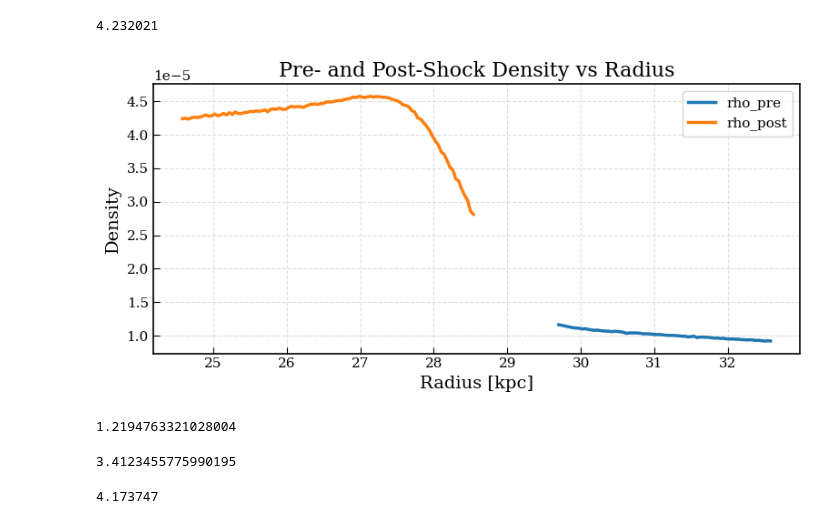
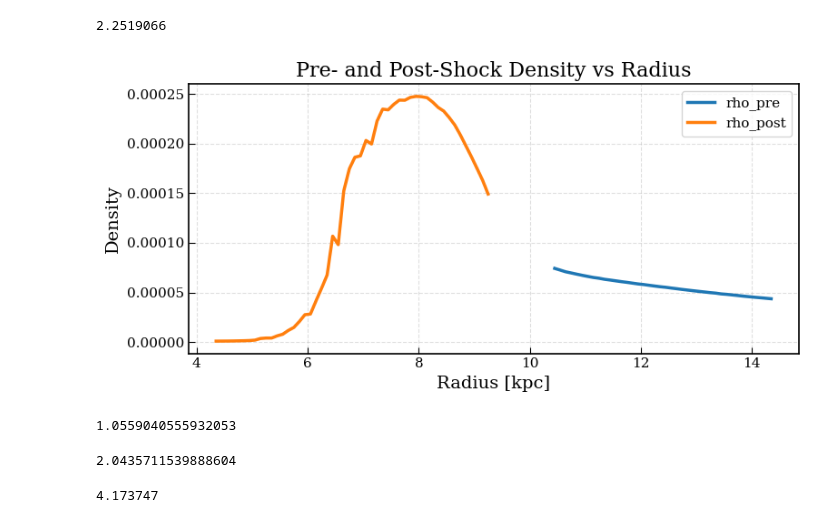
Before and after one commit to rionnazareth/snap-plotting, a Jupyter notebook: shocks_new.ipynb, the cells around one changed output. Saved outputs shown, nothing was run; the diff lists cells and outputs as text; code cells hidden in the pictures.

```diff
--- a/shocks_new.ipynb
+++ b/shocks_new.ipynb
@@ -253,20 +47,11 @@ NameError: name 'i' is not defined
 # %%
-def shock_region_mask(chosen_values, preshock_offset=10, postshock_offset=10, reference_profile=None):
-    """
-    Return mean_postshock / mean_preshock for a chosen profile around the max of a reference profile.
-    """
-    if reference_profile is None:
-        reference_profile = mach
+def shock_region_mask(mach, preshock_offset=10, postshock_offset=10):
 
-    if len(chosen_values) != len(reference_profile):
-        raise ValueError("chosen_values and reference_profile must have the same length.")
-
-    max_idx = int(np.nanargmax(reference_profile))
+    max_idx = int(np.nanargmax(mach))
     start = max(0, max_idx - preshock_offset)
-    end = min(len(reference_profile), max_idx + postshock_offset + 1)
-
-    preshock_mask = np.zeros_like(reference_profile, dtype=bool)
-    postshock_mask = np.zeros_like(reference_profile, dtype=bool)
+    end = min(len(mach), max_idx + postshock_offset + 1)
+    preshock_mask = np.zeros_like(mach, dtype=bool)
+    postshock_mask = np.zeros_like(mach, dtype=bool)
     postshock_mask[start:max_idx] = True
     preshock_mask[max_idx:end] = True
 
@@ -286,40 +71,40 @@ def get_mean(chosen_values, mask):
     mean_value = safe_nanmean(values)
     return mean_value
 
-preshock_offset = 100
-postshock_offset = 100
-max_idx, preshock_mask, postshock_mask = shock_region_mask(rho, preshock_offset=preshock_offset, postshock_offset=postshock_offset)
-preshock_mask = preshock_mask & (mach==0)
-preshock_mask = preshock_mask & (mach==0)
-rho_pre = get_mean(rho, preshock_mask)
-rho_post = get_mean(rho, postshock_mask)
+preshock_offset = 50
+postshock_offset = 50
+max_idx, preshock_mask, postshock_mask = shock_region_mask(mach_bin, preshock_offset=preshock_offset, postshock_offset=postshock_offset)
+preshock_mask = preshock_mask & (mach_bin==0)
+preshock_mask = preshock_mask & (mach_bin==0)
+rho_pre = get_mean(rho_bin, preshock_mask)
+rho_post = get_mean(rho_bin, postshock_mask)
 rho_post/rho_pre
 # %% [output]
-4.232021
+2.2519066
 # %%
 plt.figure(figsize=(8, 4))
-plt.plot(r_bin[preshock_mask], rho[preshock_mask], label='rho_pre', color='tab:blue')
-plt.plot(r_bin[postshock_mask], rho[postshock_mask], label='rho_post', color='tab:orange')
+plt.plot(r_bin[preshock_mask], rho_bin[preshock_mask], label='rho_pre', color='tab:blue')
+plt.plot(r_bin[postshock_mask], rho_bin[postshock_mask], label='rho_post', color='tab:orange')
 plt.xlabel('Radius [kpc]')
 plt.ylabel('Density')
 plt.title('Pre- and Post-Shock Density vs Radius')
 plt.grid(True, linestyle='--', alpha=0.4)
 plt.legend()
 plt.tight_layout()
 # %% [output]
-[figure, old version]
+[figure, new version]
 # %%
-v_pre = get_mean(vrad, preshock_mask)
-v_post = get_mean(vrad, postshock_mask)
-(-(v_pre-vrad[max_idx])/(v_post-vrad[max_idx]))
+v_pre = get_mean(vrad_bin, preshock_mask)
+v_post = get_mean(vrad_bin, postshock_mask)
+(-(v_pre-vrad_bin[max_idx])/(v_post-vrad_bin[max_idx]))
 # v_pre/v_post
 # %% [output]
-1.2194763321028004
+1.0559040555932053
 # %%
-max_mach = mach[max_idx]
+max_mach = mach_bin[max_idx]
 (gamma+1)*max_mach**2/((gamma-1)*max_mach**2+2)
 # %% [output]
-3.4123455775990195
+2.0435711539888604
 # %%
 max_mach
 # %% [output]
```
Also changed, not shown: parts of 7 cells of this notebook, 2 other files.
